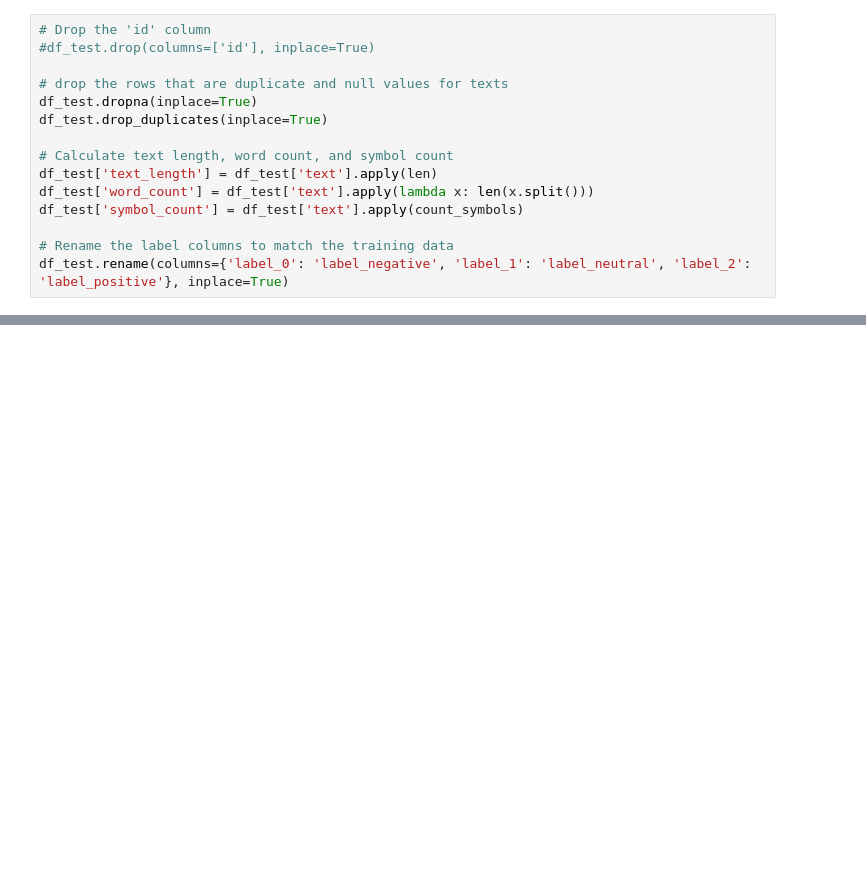
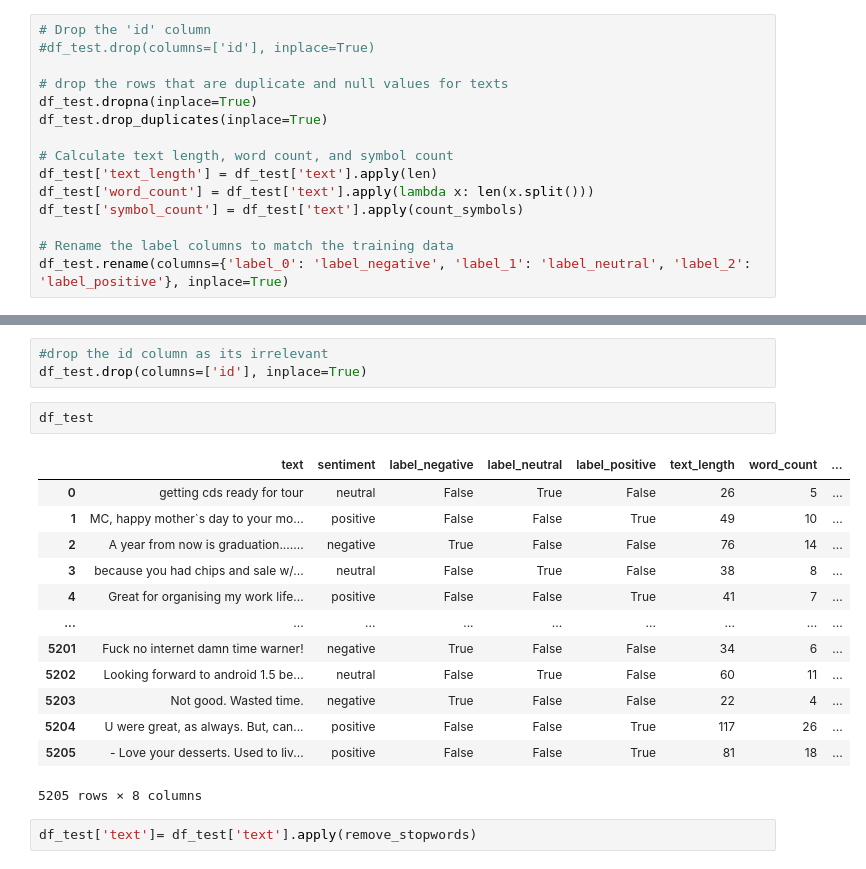
Before and after one commit to Devikrishna545/Sentimental-Analysis, a Jupyter notebook: Sentimental_Analysis_.ipynb, the cells around one changed output, grey strips where cells are left out. Drawn from its saved outputs; the diff is of its cells as text; blank space fills up the shorter version.

```diff
--- a/Sentimental_Analysis_.ipynb
+++ b/Sentimental_Analysis_.ipynb
@@ -327,0 +364,21 @@ df_test
+# %%
+#drop the id column as its irrelevant
+df_test.drop(columns=['id'], inplace=True)
+# %%
+df_test
+# %% [output]
+|  | text | sentiment | label_negative | label_neutral | label_positive | text_length | word_count | ... |
+| 0 | getting cds ready for tour | neutral | False | True | False | 26 | 5 | ... |
+| 1 | MC, happy mother`s day to your mo... | positive | False | False | True | 49 | 10 | ... |
+| 2 | A year from now is graduation....... | negative | True | False | False | 76 | 14 | ... |
+| 3 | because you had chips and sale w/... | neutral | False | True | False | 38 | 8 | ... |
+| 4 | Great for organising my work life... | positive | False | False | True | 41 | 7 | ... |
+| ... | ... | ... | ... | ... | ... | ... | ... | ... |
+| 5201 | Fuck no internet damn time warner! | negative | True | False | False | 34 | 6 | ... |
+| 5202 | Looking forward to android 1.5 be... | neutral | False | True | False | 60 | 11 | ... |
+| 5203 | Not good. Wasted time. | negative | True | False | False | 22 | 4 | ... |
+| 5204 | U were great, as always. But, can... | positive | False | False | True | 117 | 26 | ... |
+| 5205 | - Love your desserts. Used to liv... | positive | False | False | True | 81 | 18 | ... |
+5205 rows × 8 columns
+# %%
+df_test['text']= df_test['text'].apply(remove_stopwords)
```
Also changed, not shown: parts of 19 cells of this notebook.
